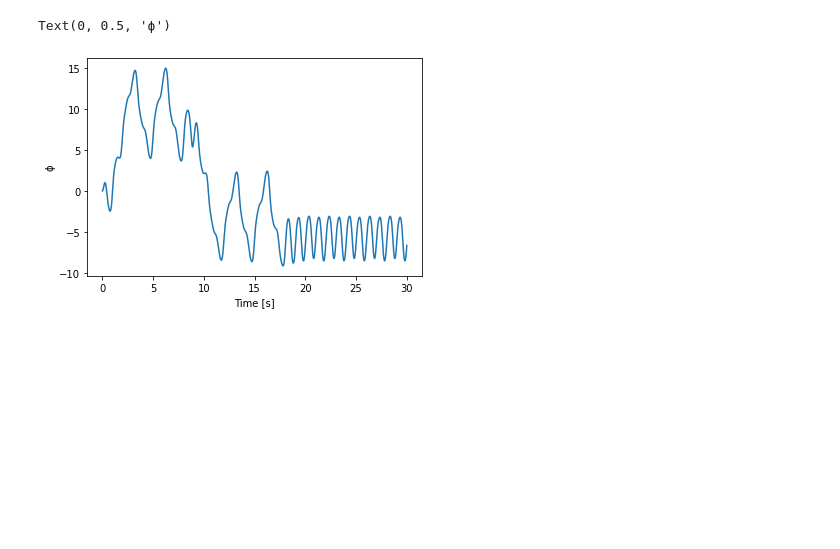
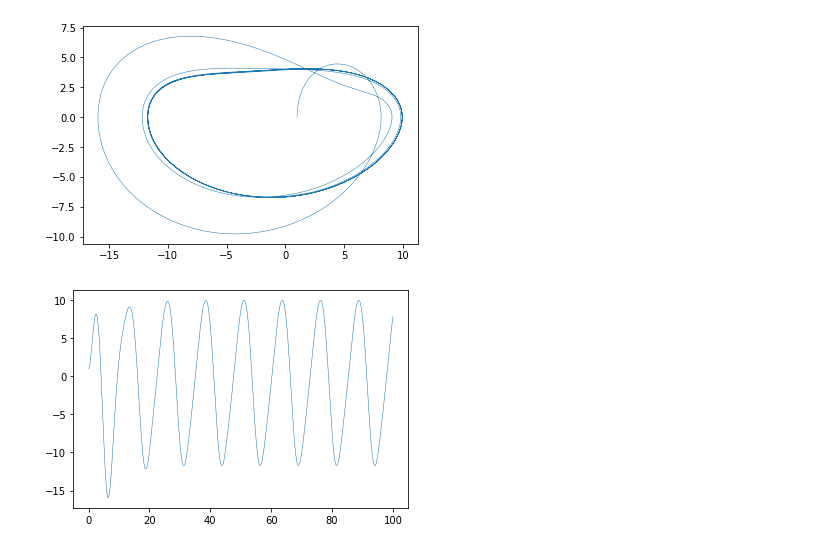
Before and after one commit to SuyuMichaelYang/Group-II, a Jupyter notebook: constant/Funions.ipynb, the cells around one changed output. Drawn from its saved outputs; the diff is of its cells as text; code cells hidden in the pictures; blank space fills up the shorter version.

```diff
--- a/constant/Funions.ipynb
+++ b/constant/Funions.ipynb
@@ -142,11 +10,37 @@ def solveDDP(phi0, dphi0 , gammaD , max_time):
-# %%
-def gamma(s):
-    return 1.1 + np.cos(s)/10
-
-solun02 = solveDDP(0,0,gamma,30)
-plt.plot (solun02[0],solun02[1])
-plt.xlabel('Time [s]')
-plt.ylabel('ϕ')
-# %% [output]
-Text(0, 0.5, 'ϕ')
-[figure, removed]
+# %%
+# x(T) = SX where S = [0,t^2][t,0]
+
+k = 1
+β=0.2
+α = 5
+γ = 8
+ω = .5
+def direction_β(v):
+    if (v<0):
+        return 0.1
+    return 0.5
+def f (x,t):
+    return [ x[1], -k*x[0] - α*x[0]**3 -direction_β(x[1])*x[1] +γ*np.cos(ω*t)]
+
+
+def deriv (t,x):
+    return [x[1], -k*x[0] - 0*α*x[0]**3 -direction_β(x[1])*x[1] +γ*np.cos(ω*t)]
+fig, ax = plt.subplots()
+fig2,ax2 = plt.subplots()
+
+t_eval = np.linspace(0,100,10000)
+sol = []
+for i in range (1):
+    sol.append(solve_ivp(deriv,[0,100], [1,0],t_eval=t_eval))
+
+
+    ax.plot(sol[0].y[0],sol[0].y[1], lw=.5)
+#     ax2.plot(t_eval,sol[0].y[1], lw=.5)
+    ax2.plot(t_eval,sol[0].y[0], lw=.5)
+i = 0
+# while i < len(sol[0].y[0]):
+#     plt.scatter(sol[0].y[0][i],sol[0].y[1][i], color='black', s=.2)
+#     i+= 5
+# %% [output]
+[figure, added]
+[figure, added]
```
Also changed, not shown: parts of 14 cells of this notebook.
